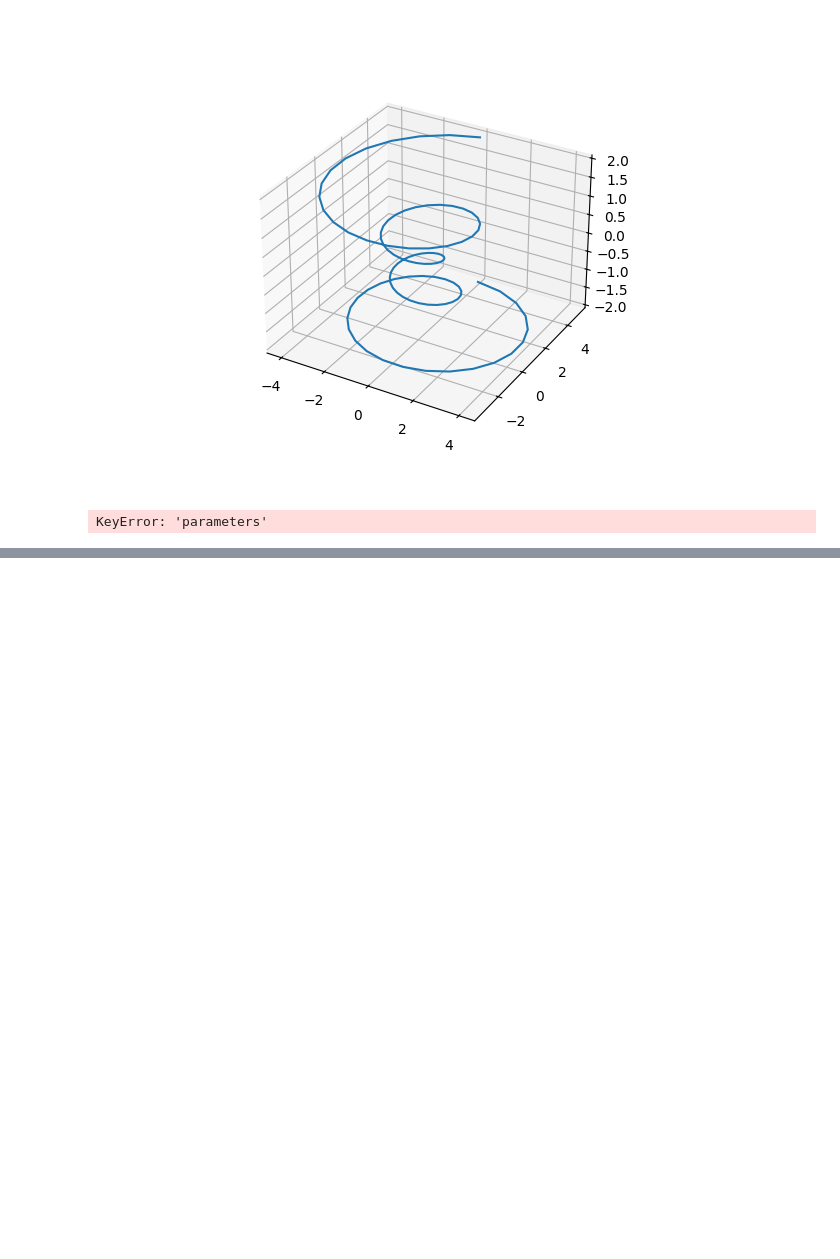
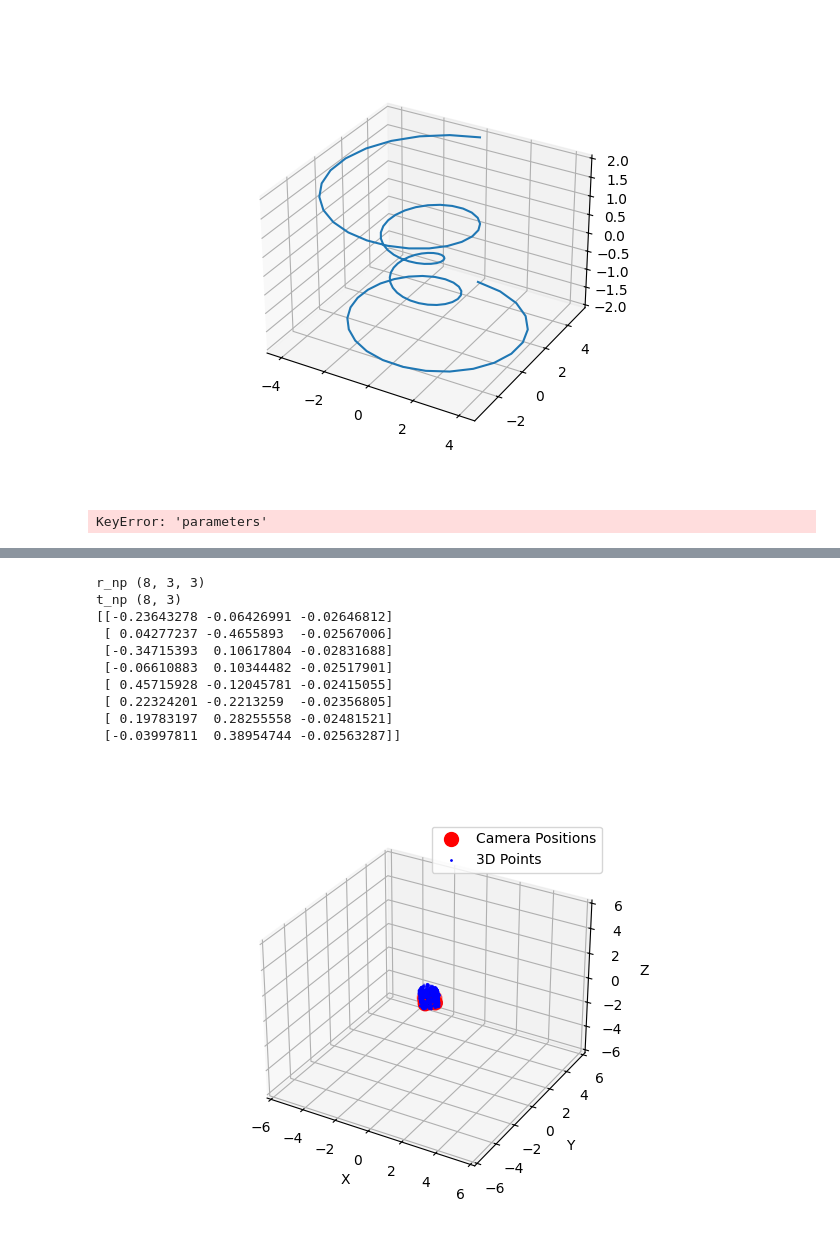
Before and after one commit to ShntrIto/SDF360, a Jupyter notebook: visualize/visualize_colmap.ipynb, the cells around one changed output, grey strips where cells are left out. Saved outputs shown, nothing was run; the diff lists cells and outputs as text; code cells hidden in the pictures; blank space fills up the shorter version.

Commit message:
20241020 debug

```diff
--- a/visualize/visualize_colmap.ipynb
+++ b/visualize/visualize_colmap.ipynb
@@ -204,0 +220,73 @@ tensor([39, 75, 60,  ..., 63, 33, 33]) tensor([178, 178, 140,  ..., 187, 187, 15
+# %%
+import numpy as np
+
+plt.close()
+pose = np.load('/home/jaxa/shintaro/SDF360/debug/pose_church_renew.npy')
+vertices = np.load('/home/jaxa/shintaro/SDF360/debug/church_renew241014_vertices.npy')
+# pose = np.load('/home/jaxa/shintaro/SDF360/cathedral_undistorted_subset2_pose.npy')
+# vertices = np.load('/home/jaxa/shintaro/SDF360/cathedral_undistorted_subset2_vertices.npy')
+
+r, t = [], []
+for rt in pose:
+    r.append(rt[:3, :3]) # c2w（カメラを世界座標に持っていく）
+    t.append(rt[:3, 3]) # c2w
+    # r.append(rt[:3, :3].T) # c2w（カメラを世界座標に持っていく）
+    # t.append(rt[:3, :3].T @ rt[:3, 3] - rt[:3, 3]) # c2w
+
+r_np = np.stack(r, axis=0)
+t_np = np.stack(t, axis=0)
+
+print("r_np", r_np.shape)
+r_np
+
+print("t_np", t_np.shape)
+t_np
+
+%matplotlib widget
+import matplotlib.pyplot as plt
+from mpl_toolkits.mplot3d import axes3d
+
+fig = plt.figure()
+ax = fig.add_subplot(111, projection='3d')
+
+# Plot camera positions
+# scale = 4.2575774 # church_renew
+# shift = np.array([0.9736604 , 0.24170792, 0.09947336])
+
+# scale = 8.347793 # cathedral_undistorted_subset2
+# shift = np.array([ 0.09641838, -2.768753  , -0.16458225])
+# t_np = (t_np - shift[None, :]) / scale
+
+print(t_np)
+
+ax.scatter(t_np[:, 0], t_np[:, 1], t_np[:, 2], c='r', marker='o', s=100, label='Camera Positions')
+
+# Plot camera orientations
+for i in range(len(t_np)):
+    ax.quiver(t_np[i, 0], t_np[i, 1], t_np[i, 2], r_np[i, 0, 0], r_np[i, 1, 0], r_np[i, 2, 0], color='b', length=0.2, normalize=True) # X
+    ax.quiver(t_np[i, 0], t_np[i, 1], t_np[i, 2], r_np[i, 0, 1], r_np[i, 1, 1], r_np[i, 2, 1], color='r', length=0.2, normalize=True) # Y
+    ax.quiver(t_np[i, 0], t_np[i, 1], t_np[i, 2], r_np[i, 0, 2], r_np[i, 1, 2], r_np[i, 2, 2], color='g', length=0.2, normalize=True) # Z
+
+import pycolmap
+ax.scatter(vertices[:, 0], vertices[:, 1], vertices[:, 2], c='b', marker='o', s=1, label='3D Points') # Here!
+
+ax.set_xlim(-6, 6)
+ax.set_ylim(-6, 6)
+ax.set_zlim(-6, 6)
+ax.set_xlabel('X')
+ax.set_ylabel('Y')
+ax.set_zlabel('Z')
+ax.legend()
+plt.show()
+# %% [output]
+r_np (8, 3, 3)
+t_np (8, 3)
+[[-0.23643278 -0.06426991 -0.02646812]
+ [ 0.04277237 -0.4655893  -0.02567006]
+ [-0.34715393  0.10617804 -0.02831688]
+ [-0.06610883  0.10344482 -0.02517901]
+ [ 0.45715928 -0.12045781 -0.02415055]
+ [ 0.22324201 -0.2213259  -0.02356805]
+ [ 0.19783197  0.28255558 -0.02481521]
+ [-0.03997811  0.38954744 -0.02563287]]
+[figure, added]
```
Also changed, not shown: parts of 2 cells of this notebook, 23 other files.
